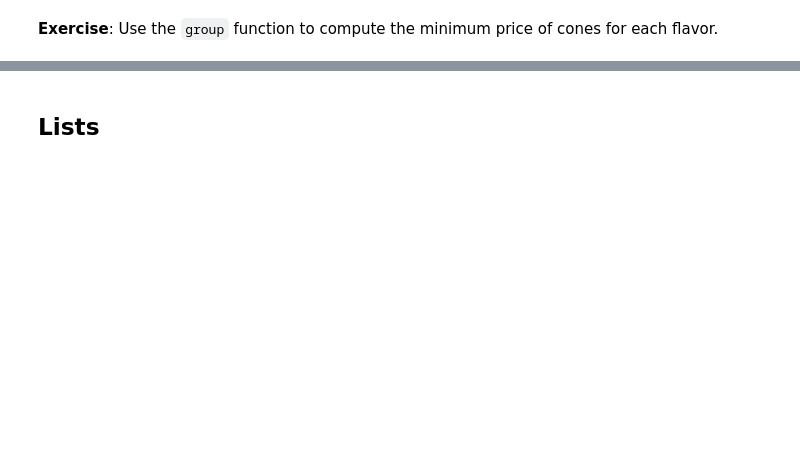
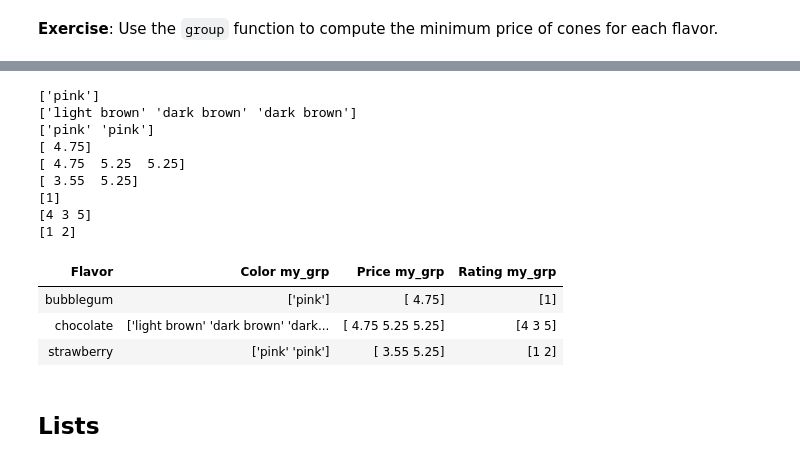
Before and after one commit to tmckim/materials-fa23-colab, a Jupyter notebook: lectures/lec05.ipynb, the cells around one changed output, grey strips where cells are left out. Drawn from its saved outputs; the diff is of its cells as text; code cells hidden in the pictures; blank space fills up the shorter version.

```diff
--- a/lectures/lec05.ipynb
+++ b/lectures/lec05.ipynb
@@ -244,3 +408,23 @@ cones
+# %%
+def my_grp(grp):
+    print(grp)
+    return grp
+
+cones.group("Flavor", my_grp)
+# %% [output]
+['pink']
+['light brown' 'dark brown' 'dark brown']
+['pink' 'pink']
+[ 4.75]
+[ 4.75  5.25  5.25]
+[ 3.55  5.25]
+[1]
+[4 3 5]
+[1 2]
+| Flavor | Color my_grp | Price my_grp | Rating my_grp |
+| bubblegum | ['pink'] | [ 4.75] | [1] |
+| chocolate | ['light brown' 'dark brown' 'dark... | [ 4.75 5.25 5.25] | [4 3 5] |
+| strawberry | ['pink' 'pink'] | [ 3.55 5.25] | [1 2] |
 # %% [markdown]
 ## Lists
 # %%
```
Also changed, not shown: parts of 66 cells of this notebook, 3 other files.
